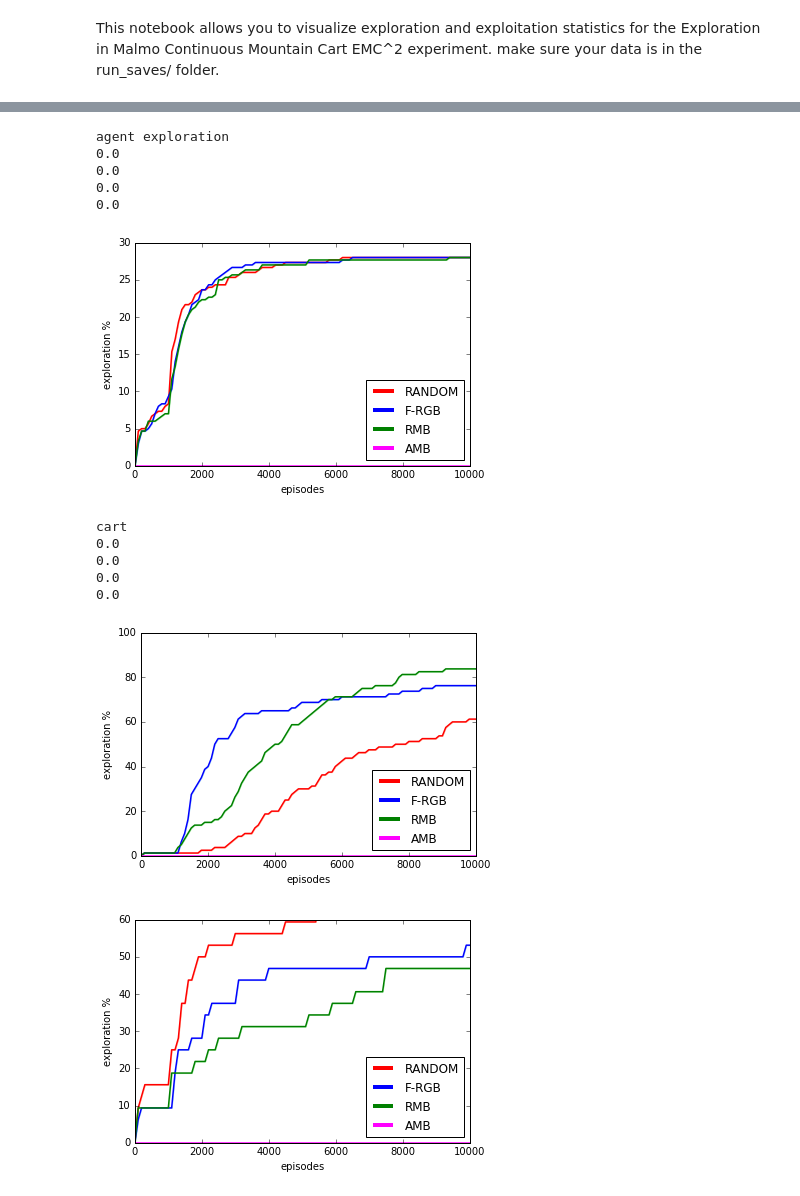
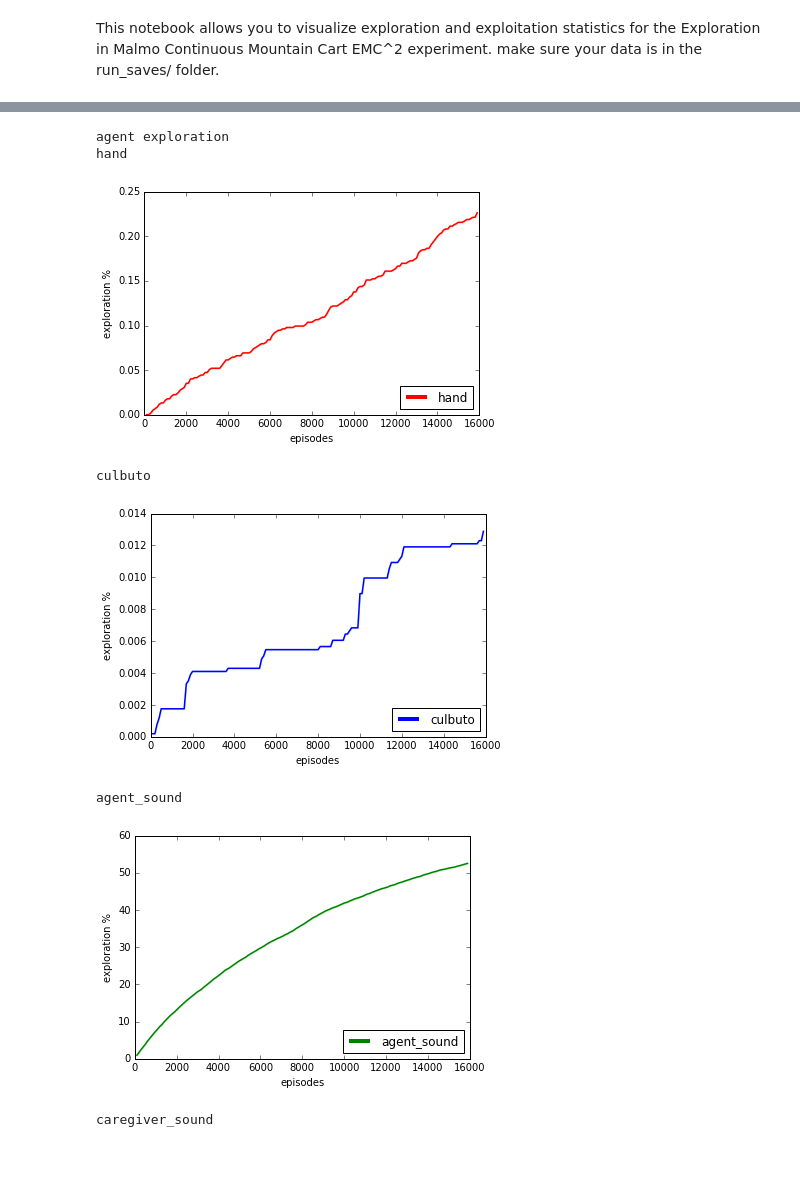
Before and after one commit to flowersteam/pobax_playground, a Jupyter notebook: notebooks/data_visualization.ipynb, the cells around one changed output, grey strips where cells are left out. Cells and saved outputs as stored; diff of their text form; code cells hidden in the pictures; blank space fills up the shorter version.

Commit message:
grid cell exploration curves and add book keeping in controller

```diff
--- a/notebooks/data_visualization.ipynb
+++ b/notebooks/data_visualization.ipynb
@@ -11,7 +12,7 @@ import scipy.stats as stats
 # %%
 # Step 1 load data
-data = pickle.load(open("../logs/test_vizu3.pickle","rb"))
-bk = pickle.load(open("../logs/test_vizu3_book_keeping.pickle","rb"))
+data = pickle.load(open("../logs/test_vizu42.pickle","rb"))
+bk = pickle.load(open("../logs/test_vizu42_book_keeping.pickle","rb"))
 nb_iter = len(data['observations'])
 # %%
 print "{} iterations loaded: {} arm, {} sound".format(nb_iter,
@@ -119,58 +132,31 @@ IndentationError: unindent does not match any outer indentation level (<ipython-
 # %%
-def plot_with_std(x,y,err,color,shade_color,label,y_min,y_max):
+def plot_with_std(x,y,err,color,shade_color,label,y_min=None,y_max=None):
     plt.plot(x,y, color=color, label=label,linewidth=1.5)
     plt.fill_between(x,y-err,y+err,color=shade_color,alpha=0.5)
     leg = plt.legend(loc='lower right')
     for legobj in leg.legendHandles:
         legobj.set_linewidth(4.0)
     plt.xlabel('episodes')
     plt.ylabel('exploration %')
     if y_min is not None:
         plt.ylim(ymin=y_min,ymax=y_max)
 
-
-labels = ['RANDOM','F-RGB','RMB','AMB']
+colors = ['red','blue','green','magenta','black','cyan','orange']
 shades_colors = ['lightsalmon','skyblue','lightgreen','violet']
 print "agent exploration"
-x = np.arange(0,10100,100)
-for i in range(4):
-    print(std_a_explo[i,-1])
-    y = mean_a_explo[i,:]
-    err = std_a_explo[i,:]
-    plot_with_std(x,y,err,colors[i],shades_colors[i],labels[i],0,30)
+for i,m in enumerate(metric):
+    print m
+    y = mean_explo[i,:]
+    err = std_explo[i,:]
+    plot_with_std(plot_steps,y,err,colors[i],shades_colors[i],metric[i])
+    plt.show()
 #plt.savefig("dist_agent_pos_expl.pdf", bbox_inches='tight')
-plt.show()
-
-print "cart"
-for i in range(4):
-    print(std_c_explo[i,-1])
-    y = mean_c_explo[i,:]
-    err = std_c_explo[i,:]
-    plot_with_std(x,y,err,colors[i],shades_colors[i],labels[i],0,100)
-#plt.savefig("dist_cart_pos_expl.pdf", bbox_inches='tight')
-plt.show()
-
-#print "bread"
-for i in range(4):
-    y = mean_b_explo[i,:]
-    err = std_b_explo[i,:]
-    plot_with_std(x,y,err,colors[i],shades_colors[i],labels[i],0,60)
-#plt.savefig("dist_bread_pos_expl.pdf", bbox_inches='tight')
-plt.show()
-#plt.plot(mean_a_explo, color='red', label=m_name.replace('_',' '))
-#plt.plot(mean_c_explo, color='blue', label=m_name.replace('_',' '))
-#plt.plot(mean_b_explo, color='green', label=m_name.replace('_',' '))
 # %% [output]
 agent exploration
-0.0
-0.0
-0.0
-0.0
+hand
-[figure, old version]
+[figure, new version]
-cart
-0.0
-0.0
-0.0
-0.0
+culbuto
-[figure, old version]
+[figure, new version]
+agent_sound
-[figure, old version]
+[figure, new version]
+caregiver_sound
```
Also changed, not shown: parts of 11 cells of this notebook, 1 other file.
